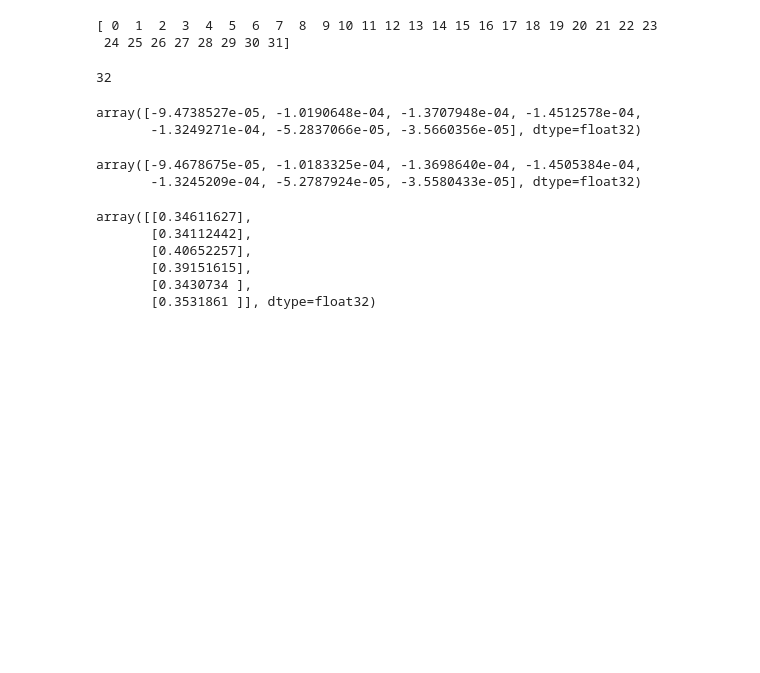
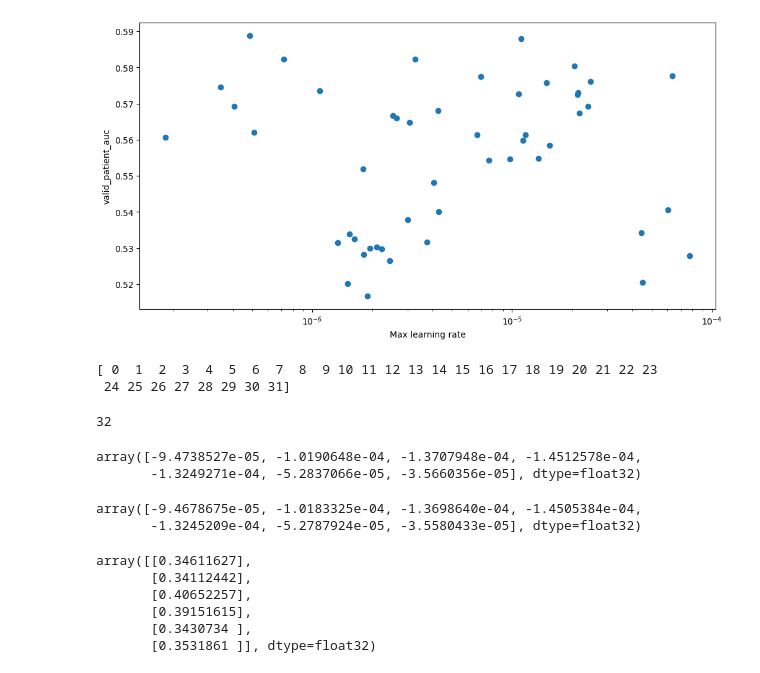
Before and after one commit to RensterMaat/premium_dl_ct, a Jupyter notebook: 01_explore.ipynb, the cells around one changed output. Cells and saved outputs as stored; diff of their text form; code cells hidden in the pictures; blank space fills up the shorter version.

```diff
--- a/01_explore.ipynb
+++ b/01_explore.ipynb
@@ -88,3 +112,12 @@ False
+# %%
+plt.figure(figsize=(12,6))
+plt.scatter(df.lr, df.valid_patient_auc)
+plt.xlabel('Max learning rate')
+plt.ylabel('valid_patient_auc')
+plt.xscale('log')
+plt.show()
+# %% [output]
+[figure, added]
 # %%
 batch = np.array(list(range(32)))
 
```
Also changed, not shown: parts of 9 cells of this notebook, 4 other files.
